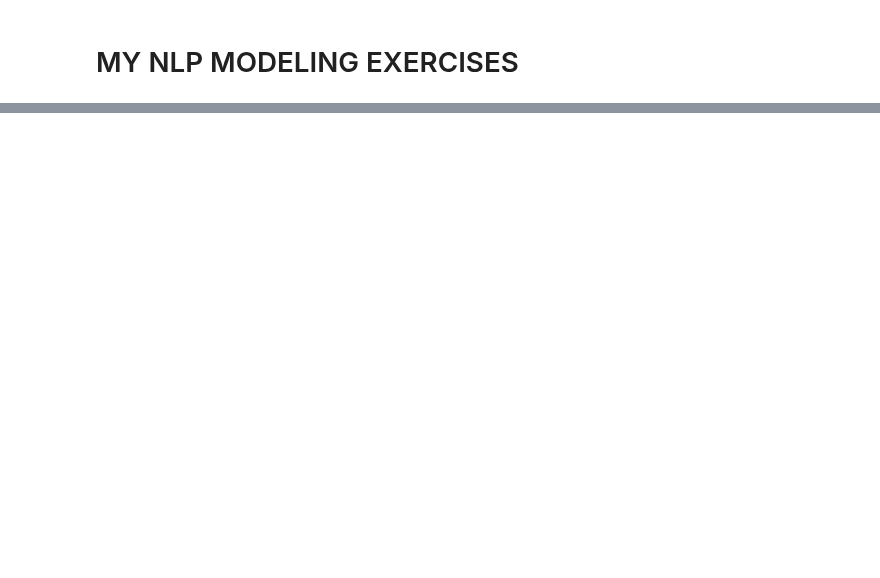
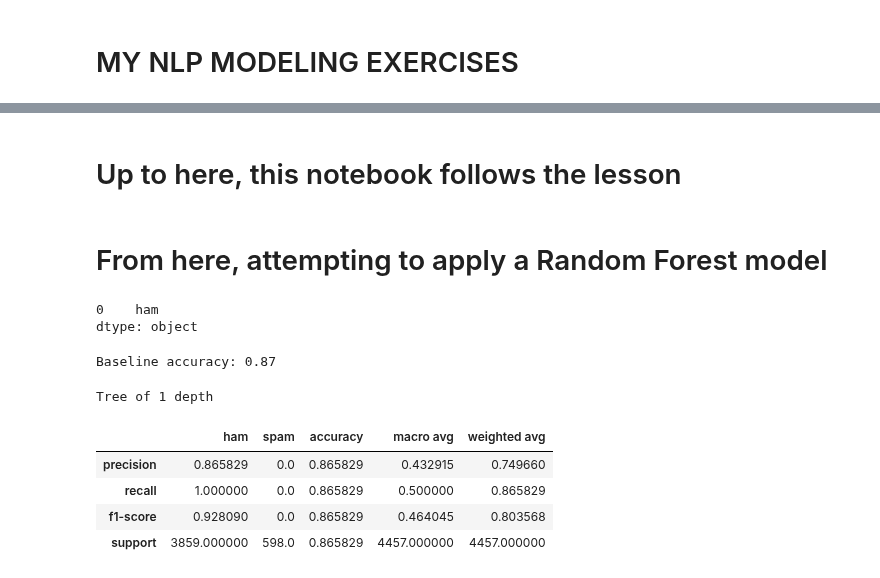
Before and after one commit to brianclements03/nlp, a Jupyter notebook: model.ipynb, the cells around one changed output, grey strips where cells are left out. Saved outputs shown, nothing was run; the diff lists cells and outputs as text; code cells hidden in the pictures; blank space fills up the shorter version.

Commit message:
added a Random Forest model to the modeling exercises

```diff
--- a/model.ipynb
+++ b/model.ipynb
@@ -135,0 +161,4 @@ weighted avg       0.95      0.95      0.95      1115
+# %% [markdown]
+# Up to here, this notebook follows the lesson
+# %% [markdown]
+# From here, attempting to apply a Random Forest model
@@ -135,0 +170,37 @@ weighted avg       0.95      0.95      0.95      1115
+# %%
+# This will be our baseline value for our Random Forest model
+
+y_train.mode()
+# %% [output]
+0    ham
+dtype: object
+# %%
+# Produce a boolean array with True representing a match between the baseline prediction and reality
+matches_baseline_prediction = y_train == 'ham'
+
+baseline_accuracy = matches_baseline_prediction.mean()
+print(f"Baseline accuracy: {round(baseline_accuracy, 2)}")
+# %% [output]
+Baseline accuracy: 0.87
+# %%
+# Make the model
+forest1 = RandomForestClassifier(max_depth=1, random_state=123)
+
+# Fit the model (on train and only train)
+forest1.fit(X_train, y_train)
+
+# Use the model
+# We'll evaluate the model's performance on train, first
+y_predictions = forest1.predict(X_train)
+
+# Produce the classification report on the actual y values and this model's predicted y values
+report = classification_report(y_train, y_predictions, output_dict=True)
+print("Tree of 1 depth")
+pd.DataFrame(report)
+# %% [output]
+Tree of 1 depth
+|  | ham | spam | accuracy | macro avg | weighted avg |
+| precision | 0.865829 | 0.0 | 0.865829 | 0.432915 | 0.749660 |
+| recall | 1.000000 | 0.0 | 0.865829 | 0.500000 | 0.865829 |
+| f1-score | 0.928090 | 0.0 | 0.865829 | 0.464045 | 0.803568 |
+| support | 3859.000000 | 598.0 | 0.865829 | 4457.000000 | 4457.000000 |
```
Also changed, not shown: parts of 18 cells of this notebook, 1 other file.
